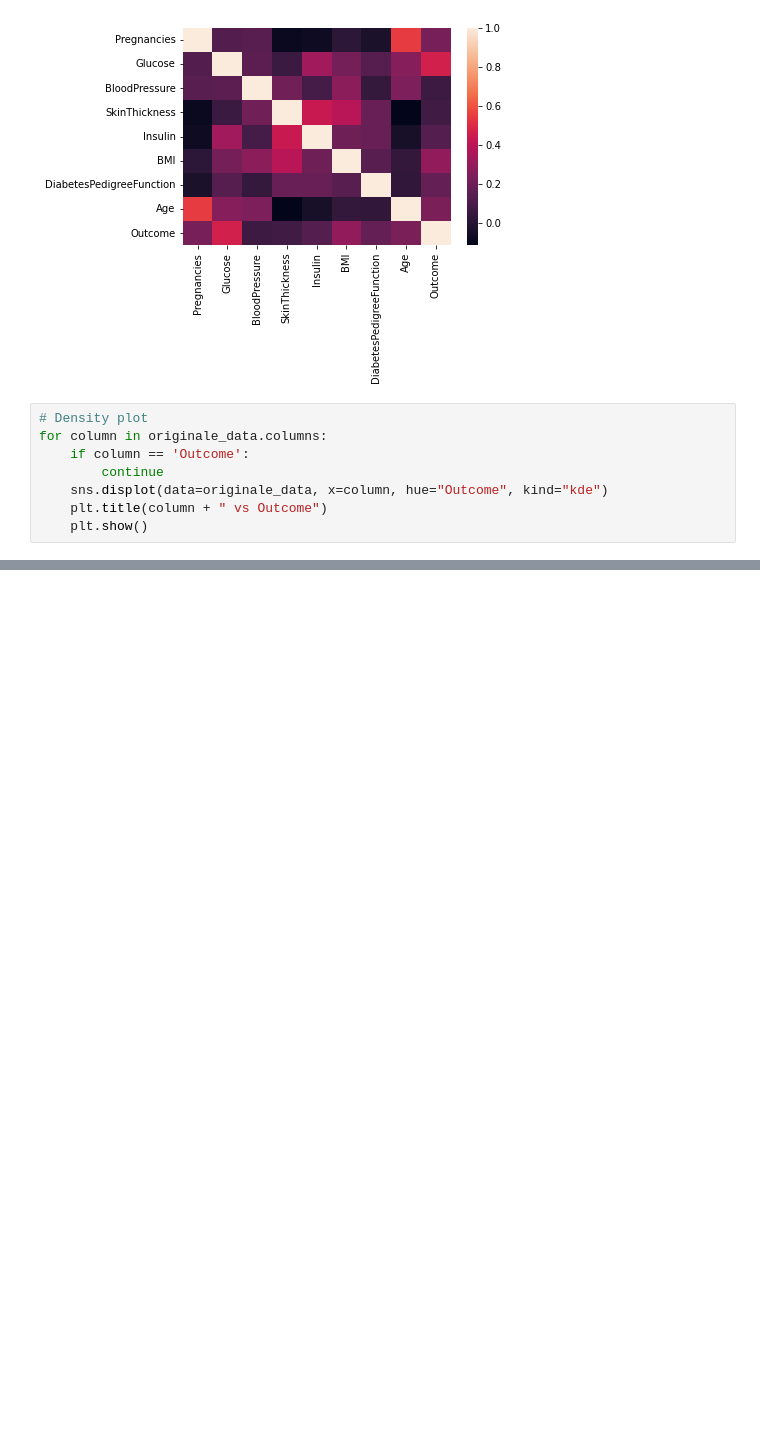
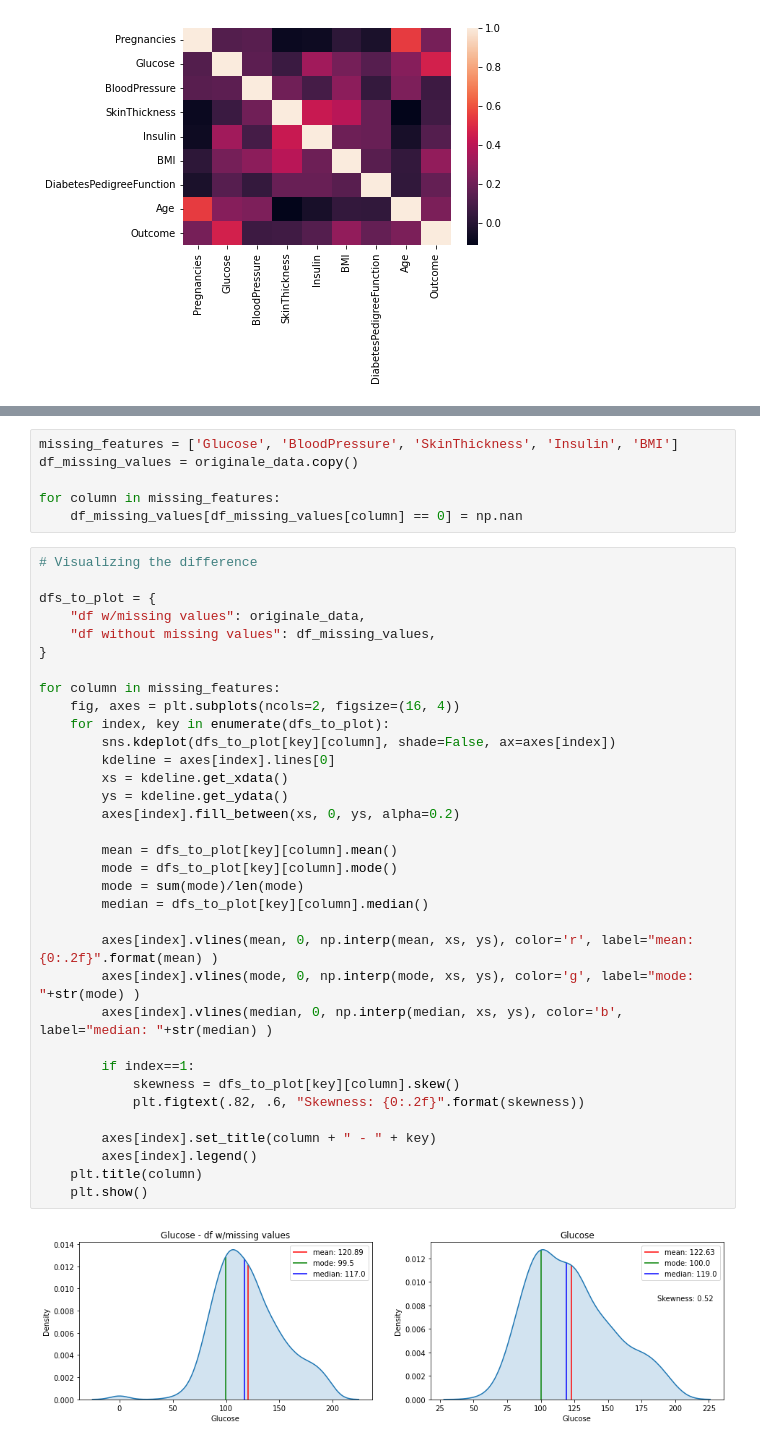
Before and after one commit to Evnsn/Kaggle, a Jupyter notebook: Kaggle/Competitions/Pima Indians/notebooks/main_notebook.ipynb, the cells around one changed output, grey strips where cells are left out. Cells and saved outputs as stored; diff of their text form; blank space fills up the shorter version.

```diff
--- a/Kaggle/Competitions/Pima Indians/notebooks/main_notebook.ipynb
+++ b/Kaggle/Competitions/Pima Indians/notebooks/main_notebook.ipynb
@@ -91,11 +98,3 @@ sns.heatmap(originale_data.corr())
 # %% [output]
 <AxesSubplot:>
 [figure]
-# %%
-# Density plot
-for column in originale_data.columns:
-    if column == 'Outcome':
-        continue
-    sns.displot(data=originale_data, x=column, hue="Outcome", kind="kde")
-    plt.title(column + " vs Outcome")
-    plt.show()
@@ -110,0 +169,42 @@ for column in originale_data.columns:
+# %%
+missing_features = ['Glucose', 'BloodPressure', 'SkinThickness', 'Insulin', 'BMI']
+df_missing_values = originale_data.copy()
+
+for column in missing_features:
+    df_missing_values[df_missing_values[column] == 0] = np.nan
+# %%
+# Visualizing the difference
+
+dfs_to_plot = {
+    "df w/missing values": originale_data,
+    "df without missing values": df_missing_values,
+}
+
+for column in missing_features:
+    fig, axes = plt.subplots(ncols=2, figsize=(16, 4))
+    for index, key in enumerate(dfs_to_plot):
+        sns.kdeplot(dfs_to_plot[key][column], shade=False, ax=axes[index])
+        kdeline = axes[index].lines[0]
+        xs = kdeline.get_xdata()
+        ys = kdeline.get_ydata()
+        axes[index].fill_between(xs, 0, ys, alpha=0.2)
+
+        mean = dfs_to_plot[key][column].mean()
+        mode = dfs_to_plot[key][column].mode()
+        mode = sum(mode)/len(mode)
+        median = dfs_to_plot[key][column].median()
+
+        axes[index].vlines(mean, 0, np.interp(mean, xs, ys), color='r', label="mean: {0:.2f}".format(mean) )
+        axes[index].vlines(mode, 0, np.interp(mode, xs, ys), color='g', label="mode: "+str(mode) )
+        axes[index].vlines(median, 0, np.interp(median, xs, ys), color='b', label="median: "+str(median) )
+
+        if index==1:
+            skewness = dfs_to_plot[key][column].skew()
+            plt.figtext(.82, .6, "Skewness: {0:.2f}".format(skewness))
+
+        axes[index].set_title(column + " - " + key)
+        axes[index].legend()
+    plt.title(column)
+    plt.show()
+# %% [output]
+[figure, added]
```
Also changed, not shown: parts of 16 cells of this notebook, 1 other file.
